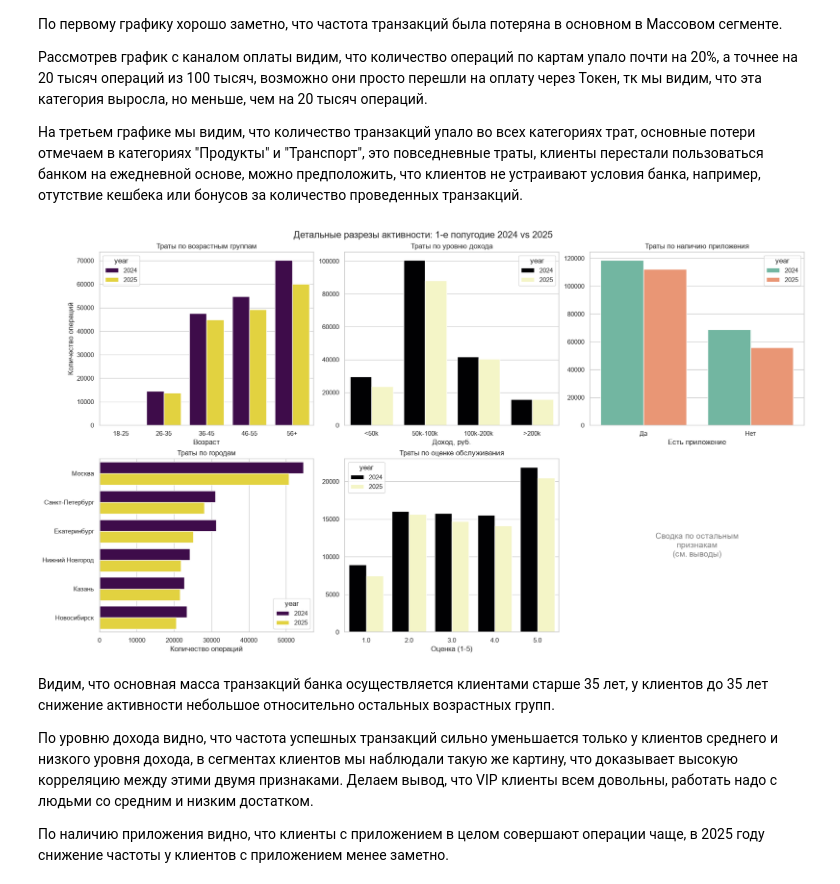
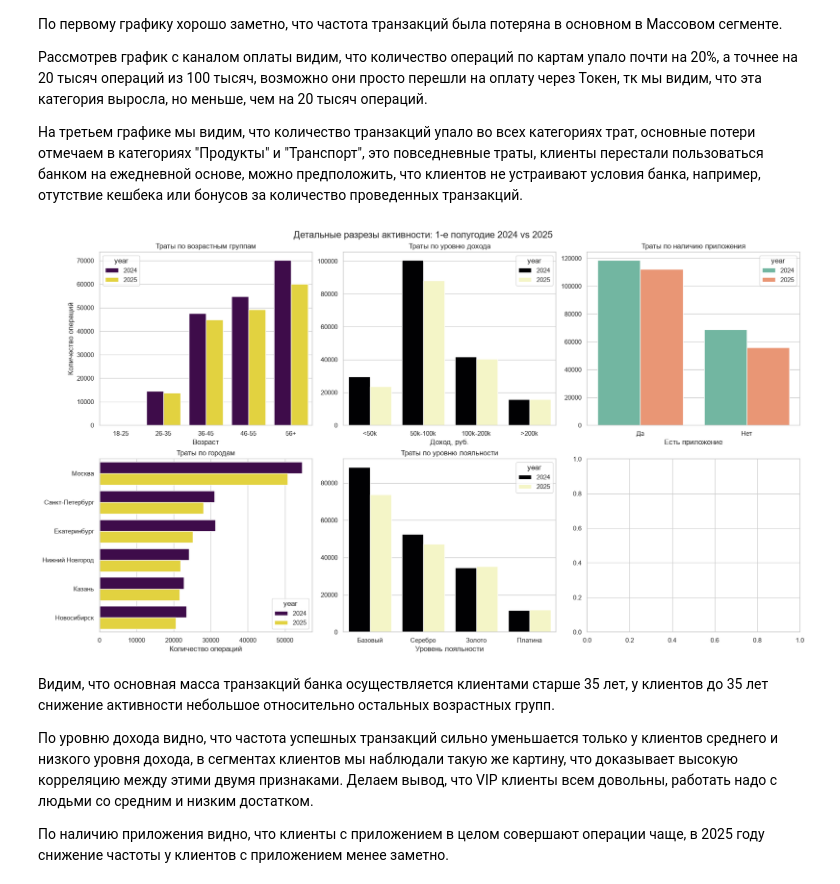
Before and after one commit to sonestos/Nikitenko_Sofya_Lab1, a Jupyter notebook: 01_analysis.ipynb, the cells around one changed output. Cells and saved outputs as stored; diff of their text form; code cells hidden in the pictures.

```diff
--- a/01_analysis.ipynb
+++ b/01_analysis.ipynb
@@ -1531,50 +1531,62 @@ clients_feat['age'] = (current_date - clients_feat['birth_date']).dt.days // 365
 
 bins_age = [18, 25, 35, 45, 55, 100]
 labels_age = ['18-25', '26-35', '36-45', '46-55', '56+']
-clients_feat['age_group'] = pd.cut(clients_feat['age'], bins=bins_age, labels=labels_age, right=False)
+clients_feat['age_group'] = pd.cut(clients_feat['age'], bins=bins_age,
+                                   labels=labels_age, right=False)
 
 bins_income = [0, 50000, 100000, 200000, 10000000]
 labels_income = ['<50k', '50k-100k', '100k-200k', '>200k']
-clients_feat['income_group'] = pd.cut(clients_feat['monthly_income'], bins=bins_income, labels=labels_income, right=False)
+clients_feat['income_group'] = pd.cut(clients_feat['monthly_income'],
+                                      bins=bins_income, labels=labels_income,
+                                      right=False)
 
-cols_to_merge = ['client_id', 'age_group', 'income_group', 'has_mobile_app', 'city', 'satisfaction_score']
-txn_merge = txn_h1.merge(clients_feat[cols_to_merge], on='client_id', how='inner')
+# ← добавили loyalty_tier и satisfaction_score
+cols_to_merge = ['client_id', 'age_group', 'income_group',
+                 'has_mobile_app', 'city',
+                 'loyalty_tier', 'satisfaction_score']
+txn_merge = txn_h1.merge(clients_feat[cols_to_merge],
+                         on='client_id', how='inner')
 
 fig, axes = plt.subplots(2, 3, figsize=(18, 10), layout="constrained")
 
-sns.countplot(data=txn_merge, x='age_group', hue='year', ax=axes[0, 0], palette='viridis')
+sns.countplot(data=txn_merge, x='age_group', hue='year',
+              ax=axes[0, 0], palette='viridis')
 axes[0, 0].set_title('Траты по возрастным группам')
 axes[0, 0].set_xlabel('Возраст')
 axes[0, 0].set_ylabel('Количество операций')
 
-sns.countplot(data=txn_merge, x='income_group', hue='year', ax=axes[0, 1], palette='magma')
+sns.countplot(data=txn_merge, x='income_group', hue='year',
+              ax=axes[0, 1], palette='magma')
 axes[0, 1].set_title('Траты по уровню дохода')
 axes[0, 1].set_xlabel('Доход, руб.')
 axes[0, 1].set_ylabel('')
 
-sns.countplot(data=txn_merge, x='has_mobile_app', hue='year', ax=axes[0, 2], palette='Set2')
+sns.countplot(data=txn_merge, x='has_mobile_app', hue='year',
+              ax=axes[0, 2], palette='Set2')
 axes[0, 2].set_title('Траты по наличию приложения')
 axes[0, 2].set_xlabel('Есть приложение')
 axes[0, 2].set_ylabel('')
 
-sns.countplot(data=txn_merge, y='city', hue='year', ax=axes[1, 0], palette='viridis', order=txn_merge['city'].value_counts().index)
+sns.countplot(data=txn_merge, y='city', hue='year',
+              ax=axes[1, 0], palette='viridis',
+              order=txn_merge['city'].value_counts().index)
 axes[1, 0].set_title('Траты по городам')
 axes[1, 0].set_xlabel('Количество операций')
 axes[1, 0].set_ylabel('')
 
-sns.countplot(data=txn_merge.dropna(subset=['satisfaction_score']), x='satisfaction_score', hue='year', ax=axes[1, 1], palette='magma')
-axes[1, 1].set_title('Траты по оценке обслуживания')
-axes[1, 1].set_xlabel('Оценка (1-5)')
+sns.countplot(data=txn_merge, x='loyalty_tier', hue='year',
+              ax=axes[1, 1], palette='magma',
+              order=['Базовый', 'Серебро', 'Золото', 'Платина'])
+axes[1, 1].set_title('Траты по уровню лояльности')
+axes[1, 1].set_xlabel('Уровень лояльности')
 axes[1, 1].set_ylabel('')
 
-axes[1, 2].axis('off')
-axes[1, 2].text(0.5, 0.5, "Сводка по остальным\nпризнакам\n(см. выводы)",
-                ha='center', va='center', fontsize=14, color='gray')
 
-fig.suptitle('Детальные разрезы активности: 1-е полугодие 2024 vs 2025', fontsize=16)
+fig.suptitle('Детальные разрезы активности: 1-е полугодие 2024 vs 2025',
+             fontsize=16)
 plt.show()
 # %% [output]
-[figure, old version]
+[figure, new version]
 # %% [markdown]
 Видим, что основная масса транзакций банка осуществляется клиентами старше 35 лет, у клиентов до 35 лет снижение активности небольшое относительно остальных возрастных групп.
 
```
Also changed, not shown: parts of 6 cells of this notebook, 1 other file.
